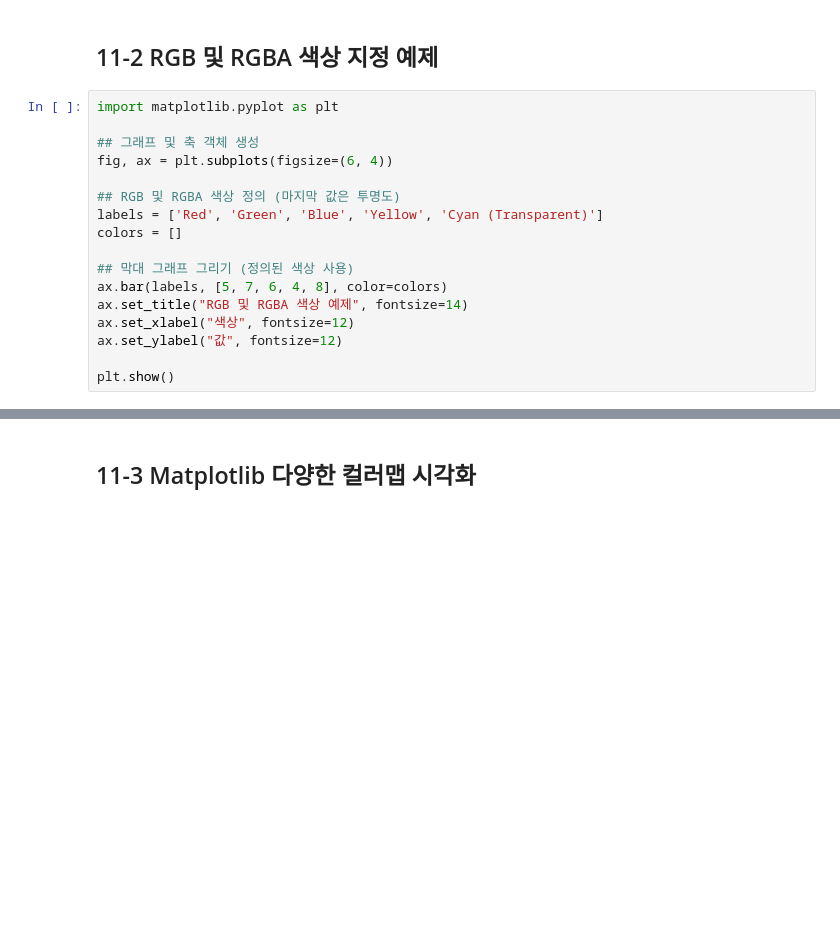
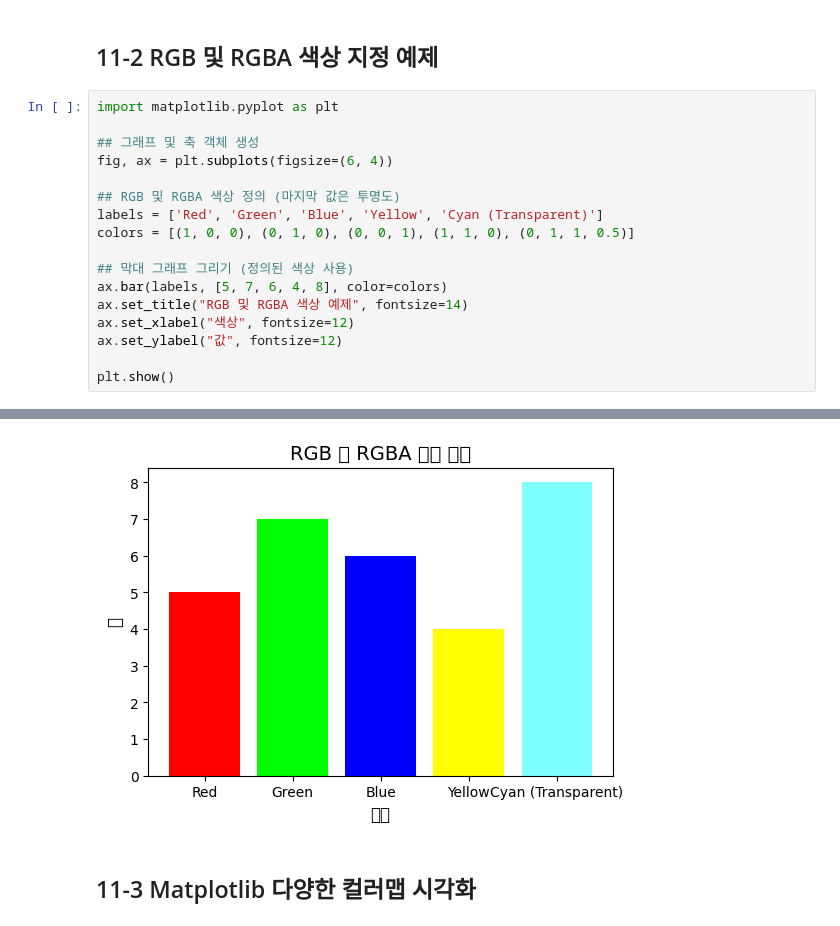
Before and after one commit to twkim1078/Data-Analysis-with-Open-Source, a Jupyter notebook: 오픈소스_데이터_분석_11강.ipynb, the cells around one changed output, grey strips where cells are left out. Saved outputs shown, nothing was run; the diff lists cells and outputs as text; blank space fills up the shorter version.

```diff
--- a/오픈소스_데이터_분석_11강.ipynb
+++ b/오픈소스_데이터_분석_11강.ipynb
@@ -35,7 +60,7 @@ fig, ax = plt.subplots(figsize=(6, 4))
 
 ## RGB 및 RGBA 색상 정의 (마지막 값은 투명도)
 labels = ['Red', 'Green', 'Blue', 'Yellow', 'Cyan (Transparent)']
-colors = []
+colors = [(1, 0, 0), (0, 1, 0), (0, 0, 1), (1, 1, 0), (0, 1, 1, 0.5)]
 
 ## 막대 그래프 그리기 (정의된 색상 사용)
 ax.bar(labels, [5, 7, 6, 4, 8], color=colors)
@@ -44,3 +69,4 @@ ax.set_xlabel("색상", fontsize=12)
 ax.set_ylabel("값", fontsize=12)
 
 plt.show()
+# %% [output]
@@ -47,3 +90,4 @@ plt.show()
+[figure, added]
 # %% [markdown]
 ## 11-3 Matplotlib 다양한 컬러맵 시각화
 # %%
```
Also changed, not shown: parts of 6 cells of this notebook.
